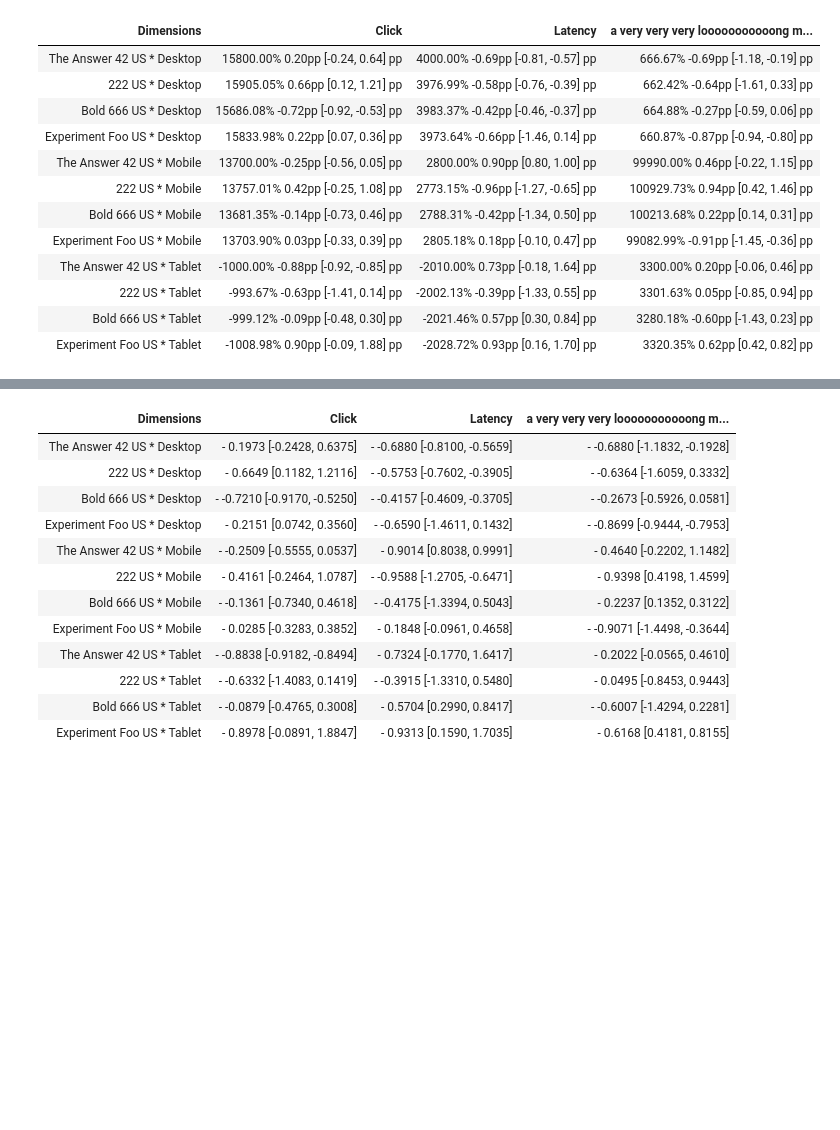
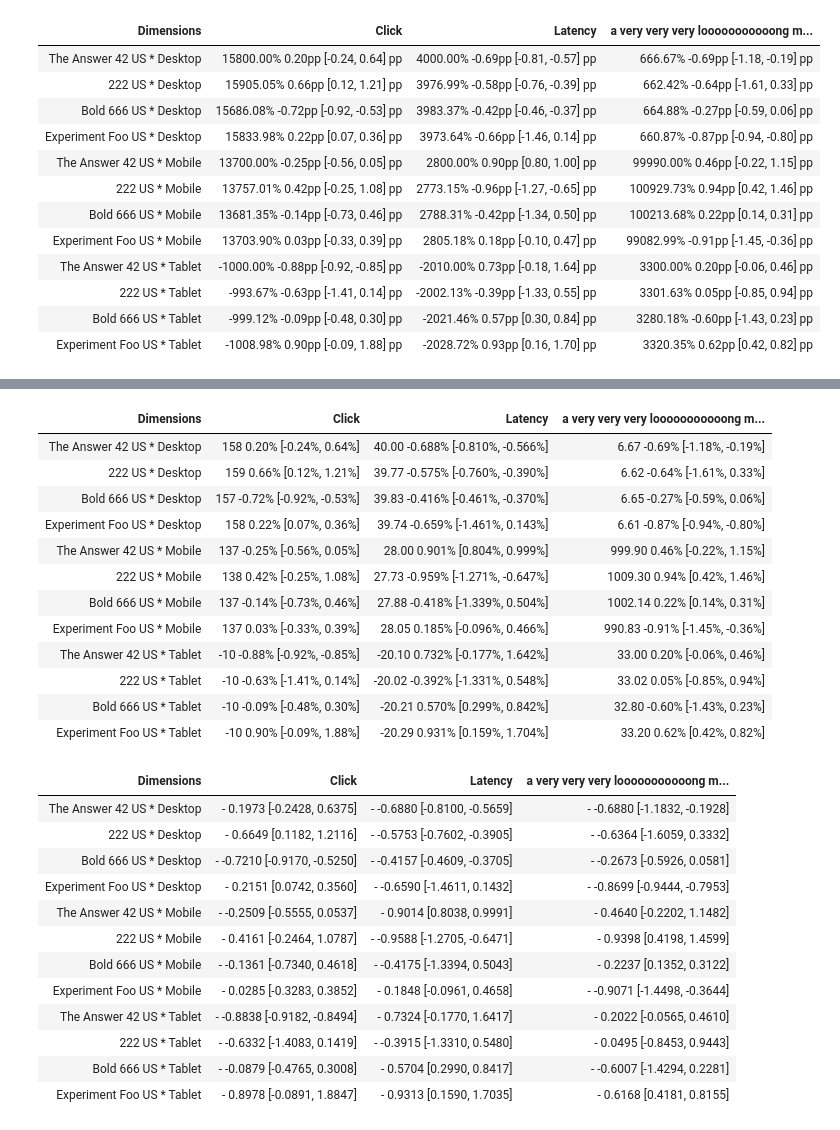
Before and after one commit to google/meterstick, a Jupyter notebook: confidence_interval_display_demo.ipynb, the cells around one changed output, grey strips where cells are left out. Cells and saved outputs as stored; diff of their text form; code cells hidden in the pictures; blank space fills up the shorter version.

```diff
--- a/confidence_interval_display_demo.ipynb
+++ b/confidence_interval_display_demo.ipynb
@@ -318,3 +343,27 @@ confidence_interval_display.render(
+# %%
+# You can also use shorthand strings to format the Ratio, or override only Value.
+confidence_interval_display.render(
+    test_df,
+    metric_formats={
+        'Click': {'Value': '{:,.0f}'},  # overrides Value, uses default Ratio
+        'Latency': '{:.3f}%',  # shorthand string to format Ratio
+        'default': {'Value': '{:.2f}', 'Ratio': '{:.2f}%'},
+    },
+)
+# %% [output]
+| Dimensions | Click | Latency | a very very very looooooooooong m... |
+| The Answer 42 US * Desktop | 158 0.20% [-0.24%, 0.64%] | 40.00 -0.688% [-0.810%, -0.566%] | 6.67 -0.69% [-1.18%, -0.19%] |
+| 222 US * Desktop | 159 0.66% [0.12%, 1.21%] | 39.77 -0.575% [-0.760%, -0.390%] | 6.62 -0.64% [-1.61%, 0.33%] |
+| Bold 666 US * Desktop | 157 -0.72% [-0.92%, -0.53%] | 39.83 -0.416% [-0.461%, -0.370%] | 6.65 -0.27% [-0.59%, 0.06%] |
+| Experiment Foo US * Desktop | 158 0.22% [0.07%, 0.36%] | 39.74 -0.659% [-1.461%, 0.143%] | 6.61 -0.87% [-0.94%, -0.80%] |
+| The Answer 42 US * Mobile | 137 -0.25% [-0.56%, 0.05%] | 28.00 0.901% [0.804%, 0.999%] | 999.90 0.46% [-0.22%, 1.15%] |
+| 222 US * Mobile | 138 0.42% [-0.25%, 1.08%] | 27.73 -0.959% [-1.271%, -0.647%] | 1009.30 0.94% [0.42%, 1.46%] |
+| Bold 666 US * Mobile | 137 -0.14% [-0.73%, 0.46%] | 27.88 -0.418% [-1.339%, 0.504%] | 1002.14 0.22% [0.14%, 0.31%] |
+| Experiment Foo US * Mobile | 137 0.03% [-0.33%, 0.39%] | 28.05 0.185% [-0.096%, 0.466%] | 990.83 -0.91% [-1.45%, -0.36%] |
+| The Answer 42 US * Tablet | -10 -0.88% [-0.92%, -0.85%] | -20.10 0.732% [-0.177%, 1.642%] | 33.00 0.20% [-0.06%, 0.46%] |
+| 222 US * Tablet | -10 -0.63% [-1.41%, 0.14%] | -20.02 -0.392% [-1.331%, 0.548%] | 33.02 0.05% [-0.85%, 0.94%] |
+| Bold 666 US * Tablet | -10 -0.09% [-0.48%, 0.30%] | -20.21 0.570% [0.299%, 0.842%] | 32.80 -0.60% [-1.43%, 0.23%] |
+| Experiment Foo US * Tablet | -10 0.90% [-0.09%, 1.88%] | -20.29 0.931% [0.159%, 1.704%] | 33.20 0.62% [0.42%, 0.82%] |
 # %%
 # You don't need Value if you don't want to show_control.
 test_df2 = test_df.copy()
```
Also changed, not shown: parts of 1 cell of this notebook, 3 other files.
